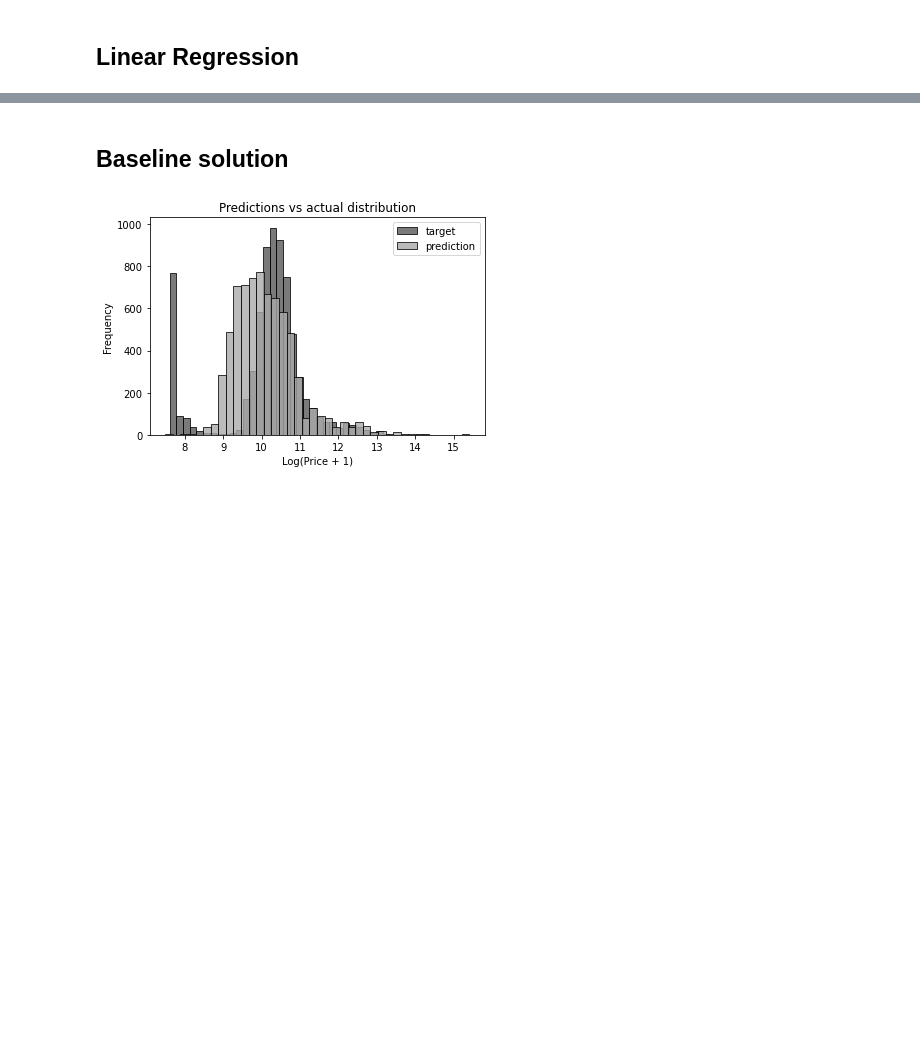
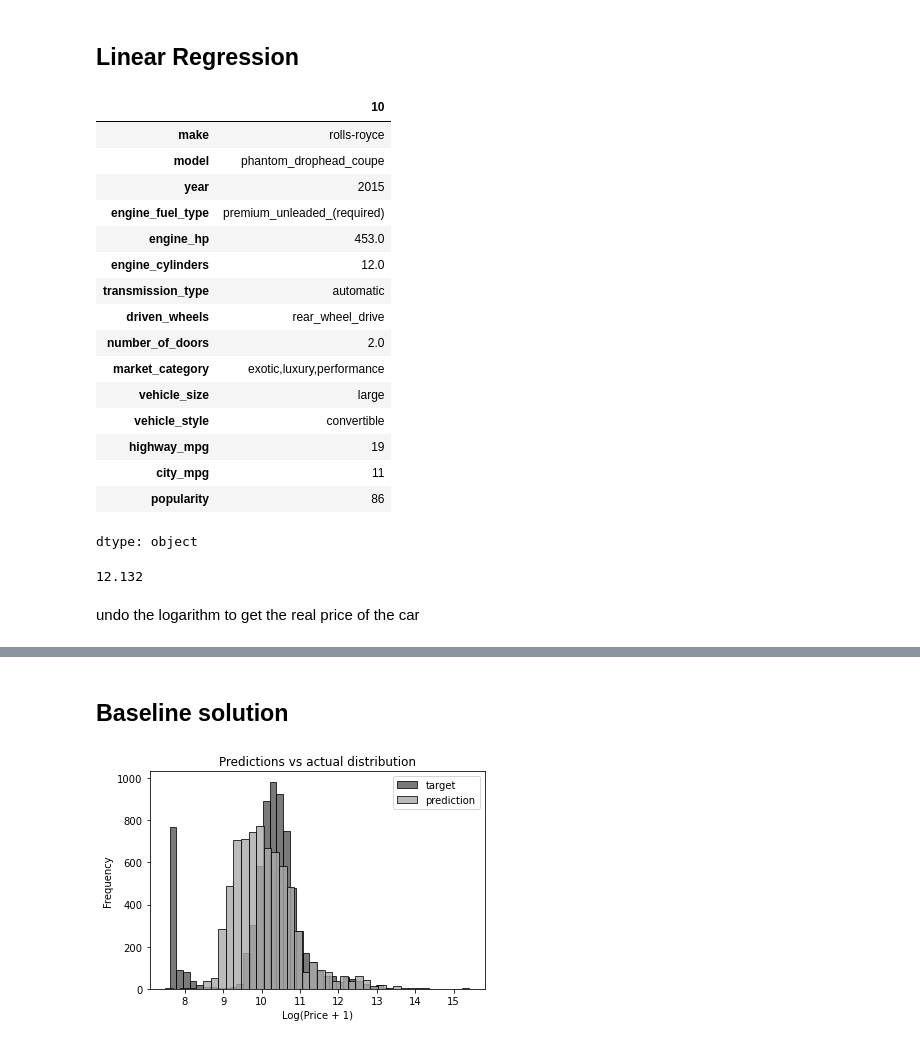
Before and after one commit to OG-Data-Ops/MLOps, a Jupyter notebook: 2-notebooks/02-carprice.ipynb, the cells around one changed output, grey strips where cells are left out. Cells and saved outputs as stored; diff of their text form; code cells hidden in the pictures; blank space fills up the shorter version.

```diff
--- a/2-notebooks/02-carprice.ipynb
+++ b/2-notebooks/02-carprice.ipynb
@@ -232,3 +253,7 @@ df_test = df_shuffled.iloc[n_train+n_val:].copy()
+# %%
+df_train = df_train.reset_index(drop=True)
+df_val = df_val.reset_index(drop=True)
+df_test = df_test.reset_index(drop=True)
 # %%
 y_train_orig = df_train.msrp.values
 y_val_orig = df_val.msrp.values
@@ -244,2 +280,22 @@ del df_test['msrp']
 # %% [markdown]
 ## Linear Regression
+# %%
+df_train.iloc[10]
+# %% [output]
+|  | 10 |
+| make | rolls-royce |
+| model | phantom_drophead_coupe |
+| year | 2015 |
+| engine_fuel_type | premium_unleaded_(required) |
+| engine_hp | 453.0 |
+| engine_cylinders | 12.0 |
+| transmission_type | automatic |
+| driven_wheels | rear_wheel_drive |
+| number_of_doors | 2.0 |
+| market_category | exotic,luxury,performance |
+| vehicle_size | large |
+| vehicle_style | convertible |
+| highway_mpg | 19 |
+| city_mpg | 11 |
+| popularity | 86 |
+dtype: object
@@ -245,0 +316,6 @@ del df_test['msrp']
+# %%
+linear_regression(xi)
+# %% [output]
+12.132
+# %% [markdown]
+undo the logarithm to get the real price of the car
```
Also changed, not shown: parts of 19 cells of this notebook.
